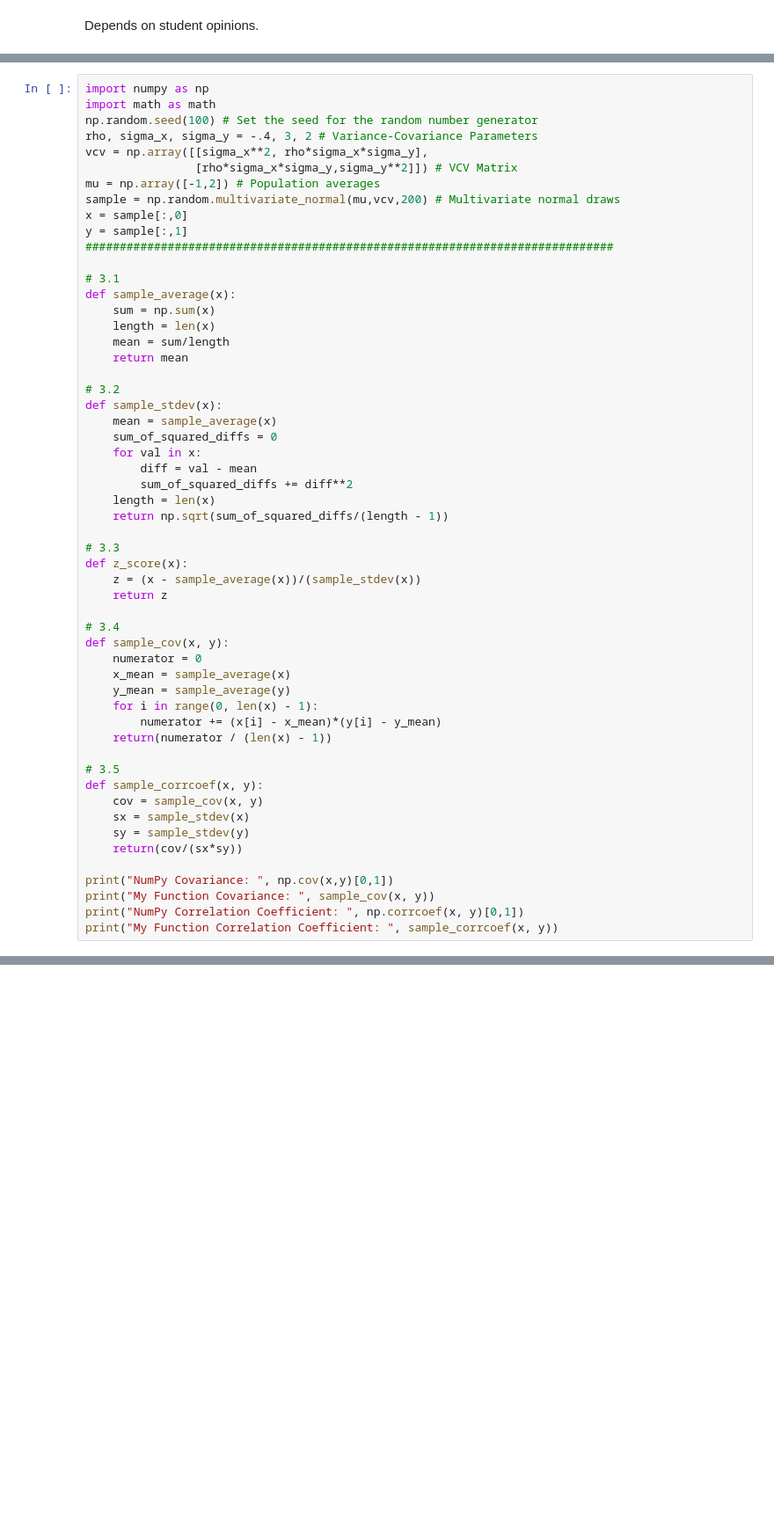
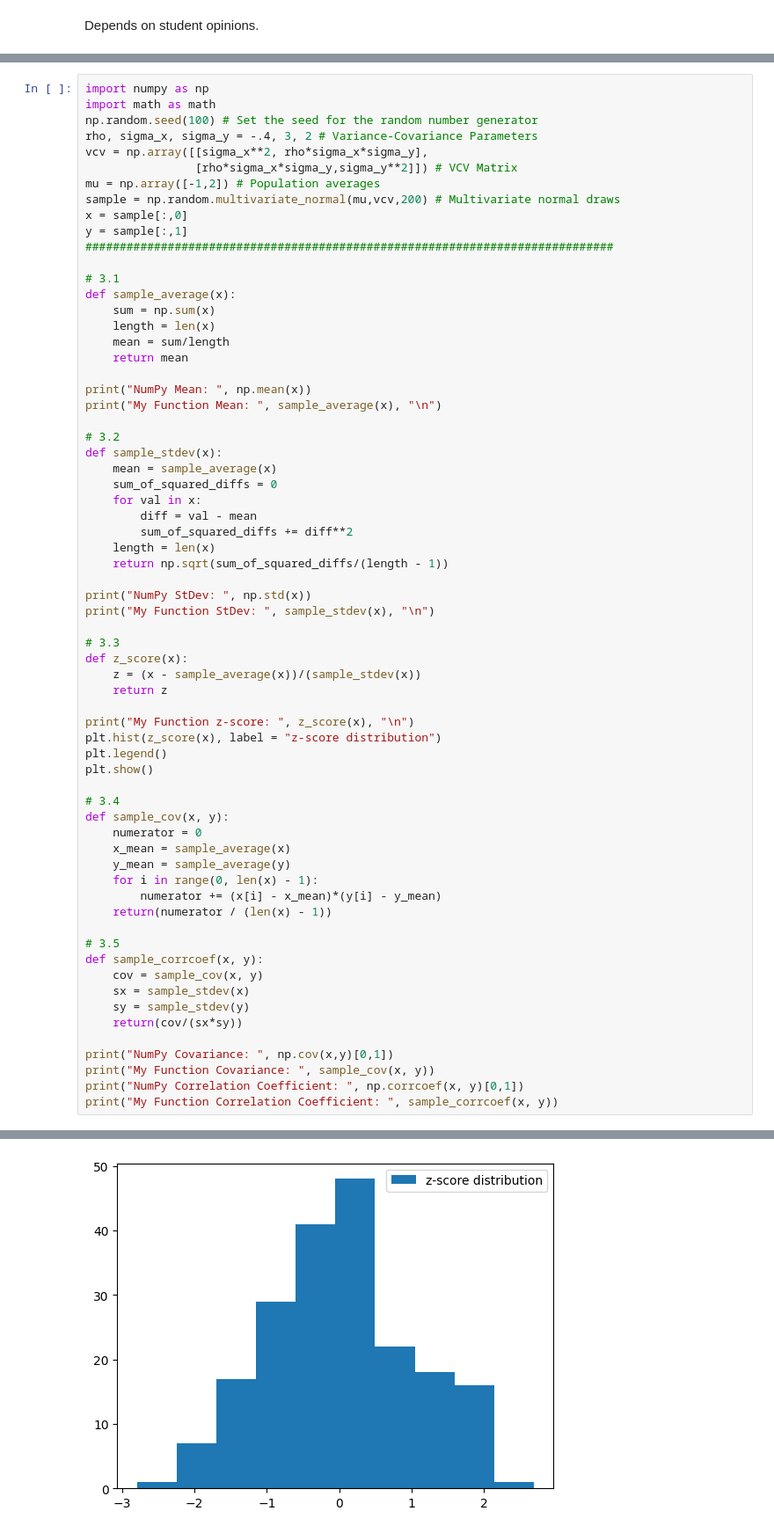
Before and after one commit to mgh2xx/programming, a Jupyter notebook: assignment/assignment_programming.ipynb, the cells around one changed output, grey strips where cells are left out. Shown at 88% size. Cells and saved outputs as stored; diff of their text form; blank space fills up the shorter version.

```diff
--- a/assignment/assignment_programming.ipynb
+++ b/assignment/assignment_programming.ipynb
@@ -139,6 +143,9 @@ def sample_average(x):
     mean = sum/length
     return mean
 
+print("NumPy Mean: ", np.mean(x))
+print("My Function Mean: ", sample_average(x), "\n")
+
 # 3.2
 def sample_stdev(x):
     mean = sample_average(x)
@@ -149,10 +156,18 @@ def sample_stdev(x):
     length = len(x)
     return np.sqrt(sum_of_squared_diffs/(length - 1))
 
+print("NumPy StDev: ", np.std(x))
+print("My Function StDev: ", sample_stdev(x), "\n")
+
 # 3.3
 def z_score(x):
     z = (x - sample_average(x))/(sample_stdev(x))
     return z
+
+print("My Function z-score: ", z_score(x), "\n")
+plt.hist(z_score(x), label = "z-score distribution")
+plt.legend()
+plt.show()
 
 # 3.4
 def sample_cov(x, y):
@@ -181,0 +210 @@ My Function Correlation Coefficient:  -0.42204724573221875
+[figure, added]
```
Also changed, not shown: parts of 4 cells of this notebook.
